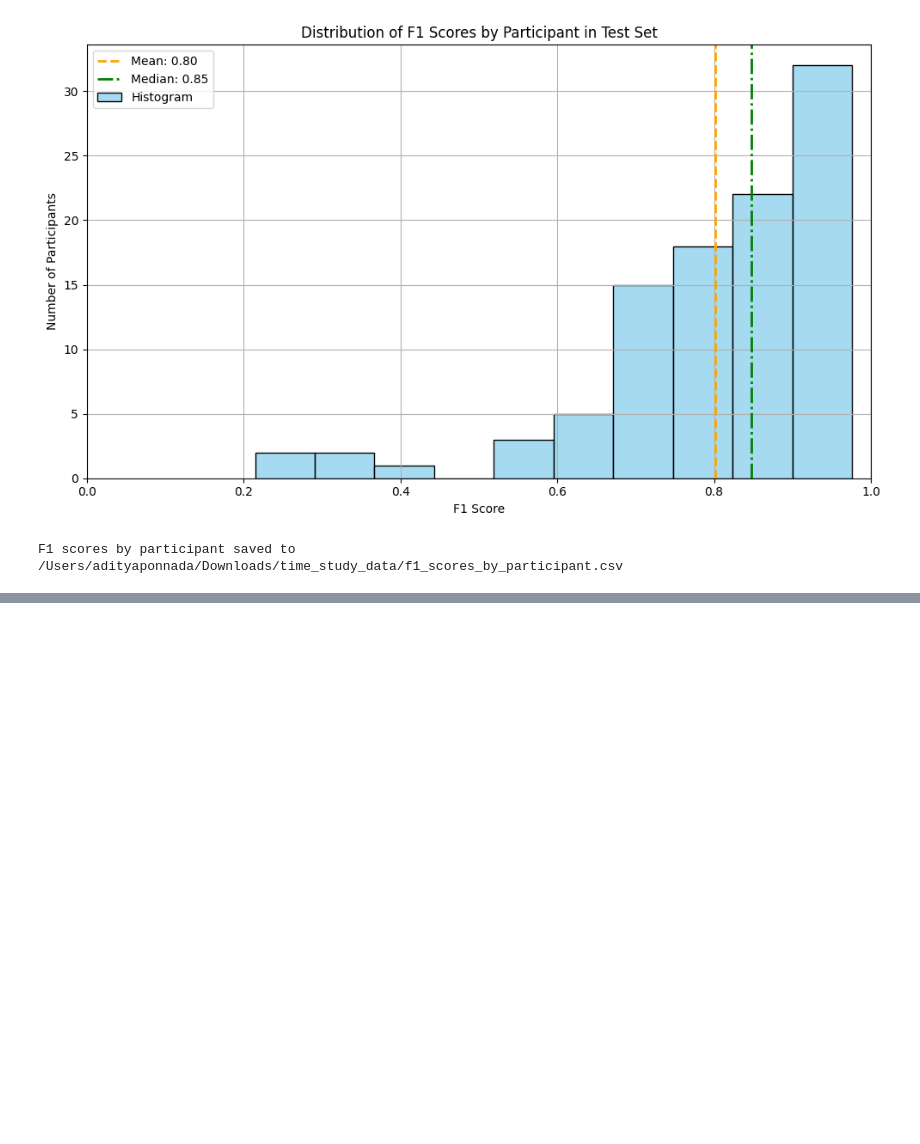
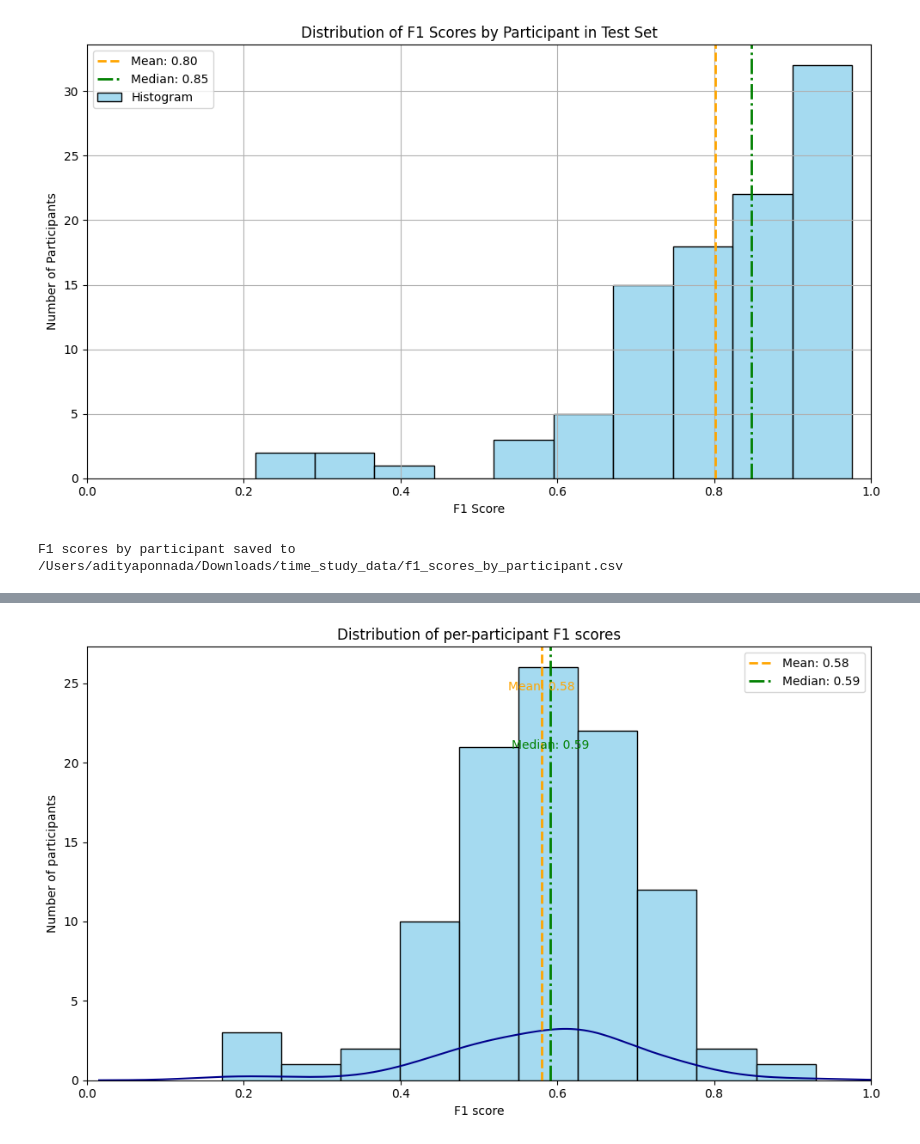
Before and after one commit to adityaponnada/real_time_prompting, a Jupyter notebook: general_model_within_user_SMOTE.ipynb, the cells around one changed output, grey strips where cells are left out. Cells and saved outputs as stored; diff of their text form; code cells hidden in the pictures; blank space fills up the shorter version.

```diff
--- a/general_model_within_user_SMOTE.ipynb
+++ b/general_model_within_user_SMOTE.ipynb
@@ -747,0 +871,82 @@ F1 scores by participant saved to /Users/adityaponnada/Downloads/time_study_data
+# %%
+def plot_f1_distribution_for_model(model, test_df, outcome_col='outcome', id_col='participant_id', bins=10, show_kde=False, figsize=(10,6), save_path=None):
+    """
+    Compute per-participant F1 scores on `test_df` using `model`, plot the distribution,
+    and draw vertical lines for mean and median.
+
+    Returns the DataFrame with columns: ['participant_id', 'f1_score']
+
+    Parameters:
+    - model: fitted classifier with a .predict method
+    - test_df: DataFrame containing test rows with outcome and participant id
+    - outcome_col, id_col: column names (defaults: 'outcome', 'participant_id')
+    - bins: number of histogram bins
+    - show_kde: whether to overlay a KDE on the histogram
+    - figsize: tuple for figure size
+    - save_path: optional path to save the figure (PNG)
+    """
+    import pandas as pd
+    import matplotlib.pyplot as plt
+    import seaborn as sns
+    from sklearn.metrics import f1_score
+    import numpy as np
+
+    participant_ids = test_df[id_col].unique()
+    records = []
+    for pid in participant_ids:
+        user_df = test_df[test_df[id_col] == pid]
+        if user_df.empty:
+            continue
+        y_true = user_df[outcome_col]
+        feature_cols = [c for c in user_df.columns if c not in [outcome_col, id_col]]
+        if len(y_true.unique()) < 2:
+            f1 = float('nan')
+        else:
+            X = user_df[feature_cols]
+            y_pred = model.predict(X)
+            f1 = f1_score(y_true, y_pred, zero_division=0)
+        records.append({'participant_id': pid, 'f1_score': f1})
+
+    f1_df = pd.DataFrame.from_records(records)
+
+    mean_f1 = f1_df['f1_score'].mean()
+    median_f1 = f1_df['f1_score'].median()
+
+    plt.figure(figsize=figsize)
+    ax = sns.histplot(f1_df['f1_score'].dropna(), bins=bins, kde=False, color='skyblue')
+    if show_kde:
+        try:
+            sns.kdeplot(f1_df['f1_score'].dropna(), ax=ax, color='darkblue')
+        except Exception:
+            pass
+
+    # Draw mean and median lines
+    ax.axvline(mean_f1, color='orange', linestyle='--', linewidth=2, label=f'Mean: {mean_f1:.2f}')
+    ax.axvline(median_f1, color='green', linestyle='-.', linewidth=2, label=f'Median: {median_f1:.2f}')
+
+    # Place small text annotations near the top of the plot
+    ymin, ymax = ax.get_ylim()
+    y_text = ymax * 0.9
+    ax.text(mean_f1, y_text, f'Mean: {mean_f1:.2f}', color='orange', ha='center')
+    ax.text(median_f1, y_text * 0.85, f'Median: {median_f1:.2f}', color='green', ha='center')
+
+    ax.set_xlim(0, 1)
+    ax.set_xlabel('F1 score')
+    ax.set_ylabel('Number of participants')
+    ax.set_title('Distribution of per-participant F1 scores')
+    ax.legend()
+    plt.tight_layout()
+
+    if save_path:
+        try:
+            plt.savefig(save_path, dpi=150)
+            print(f'Figure saved to {save_path}')
+        except Exception as e:
+            print(f'Could not save figure to {save_path}: {e}')
+
+    plt.show()
+    return f1_df
+
+# Example usage:
+f1_df = plot_f1_distribution_for_model(xgb_model, test_df, show_kde=True, save_path='/path/to/f1_dist.png')
+# %% [output]
@@ -747,0 +954 @@ F1 scores by participant saved to /Users/adityaponnada/Downloads/time_study_data
+[figure, added]
```
Also changed, not shown: parts of 6 cells of this notebook.
